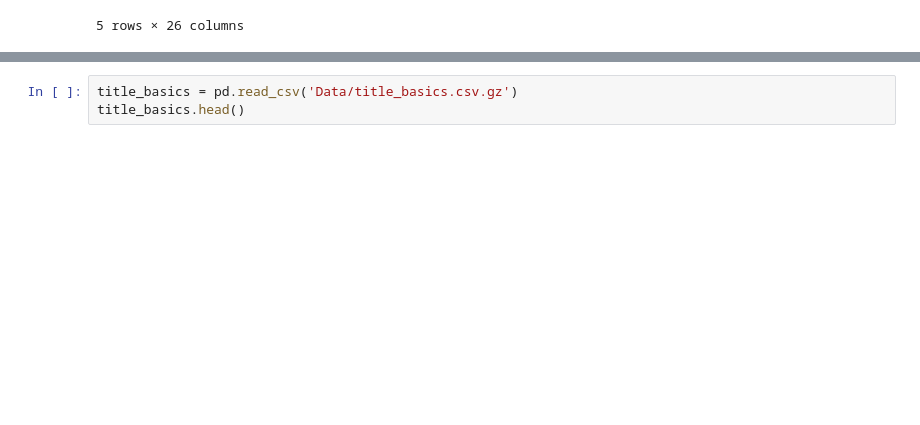
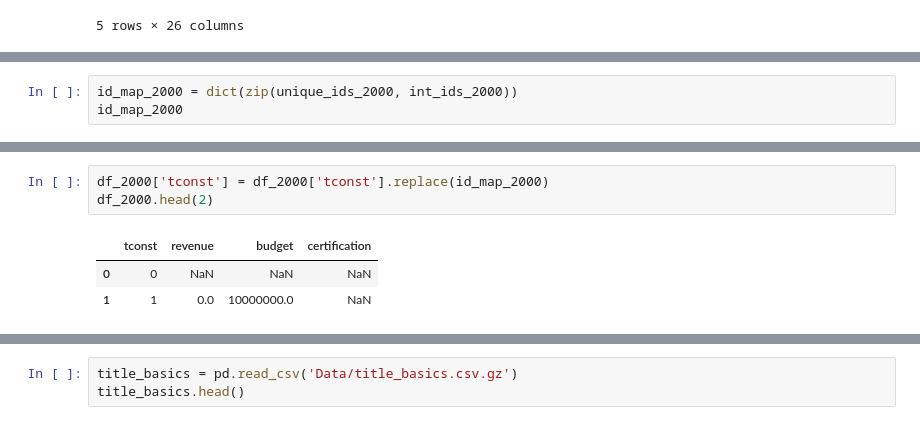
Before and after one commit to thejustinfields/data-enrichment-project, a Jupyter notebook: part-3-SQL.ipynb, the cells around one changed output, grey strips where cells are left out. Saved outputs shown, nothing was run; the diff lists cells and outputs as text; blank space fills up the shorter version.

```diff
--- a/part-3-SQL.ipynb
+++ b/part-3-SQL.ipynb
@@ -44,0 +87,3 @@ tmdb_merged.head()
+# %%
+id_map_2000 = dict(zip(unique_ids_2000, int_ids_2000))
+id_map_2000
@@ -44,0 +108,7 @@ tmdb_merged.head()
+# %%
+df_2000['tconst'] = df_2000['tconst'].replace(id_map_2000)
+df_2000.head(2)
+# %% [output]
+|  | tconst | revenue | budget | certification |
+| 0 | 0 | NaN | NaN | NaN |
+| 1 | 1 | 0.0 | 10000000.0 | NaN |
```
Also changed, not shown: parts of 16 cells of this notebook.
